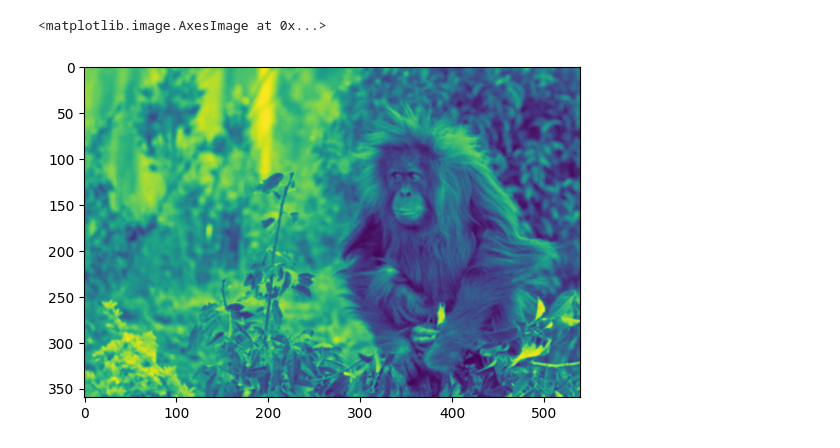
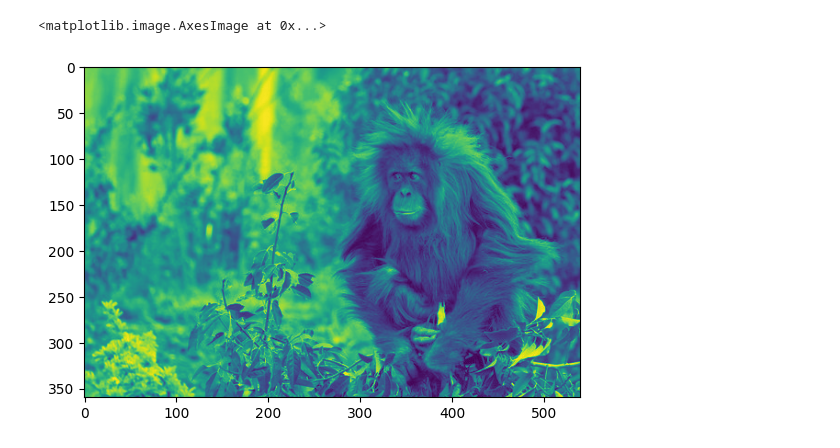
Before and after one commit to husamalkhateeb/HusamOpenCV, a Jupyter notebook: edgeDetection.ipynb, the cells around one changed output. Drawn from its saved outputs; the diff is of its cells as text; code cells hidden in the pictures.

```diff
--- a/edgeDetection.ipynb
+++ b/edgeDetection.ipynb
@@ -1,13 +1,10 @@
 # %%
 import cv2 as cv
 import matplotlib.pyplot as plt
 imgPath = r"C:\Users\mynam\Documents\opencvPython\360_F_268531917_ZffyVqTmfTE7gCYz7qOulpRSxVmZfwa5.jpg"
 img = cv.imread(imgPath)
 grayImage = cv.cvtColor(img, cv.COLOR_BGR2GRAY)
 plt.imshow(grayImage)
-
-blurredImage = cv.GaussianBlur(grayImage, (3,3), 0)
-plt.imshow(blurredImage)
 # %% [output]
 <matplotlib.image.AxesImage at 0x...>
-[figure, old version]
+[figure, new version]
```
Also changed, not shown: parts of 7 cells of this notebook.
